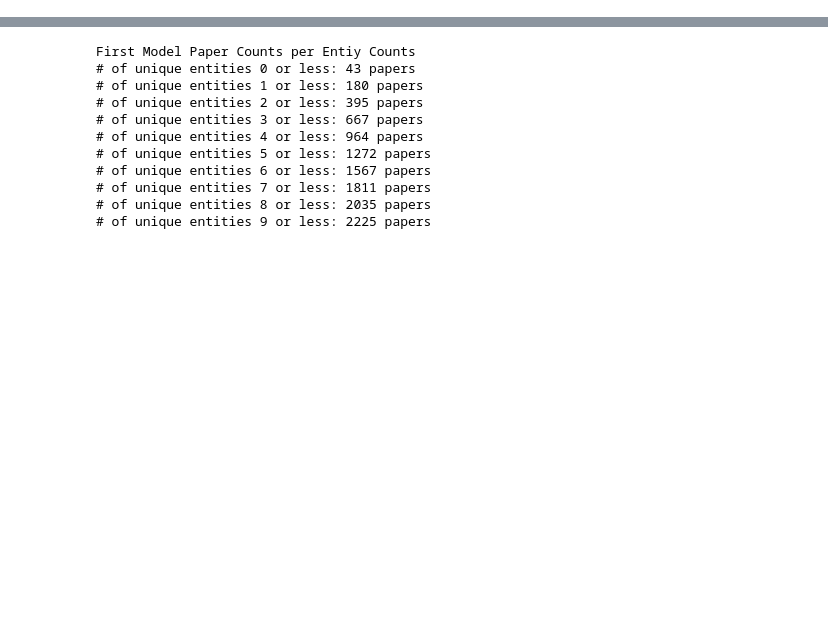
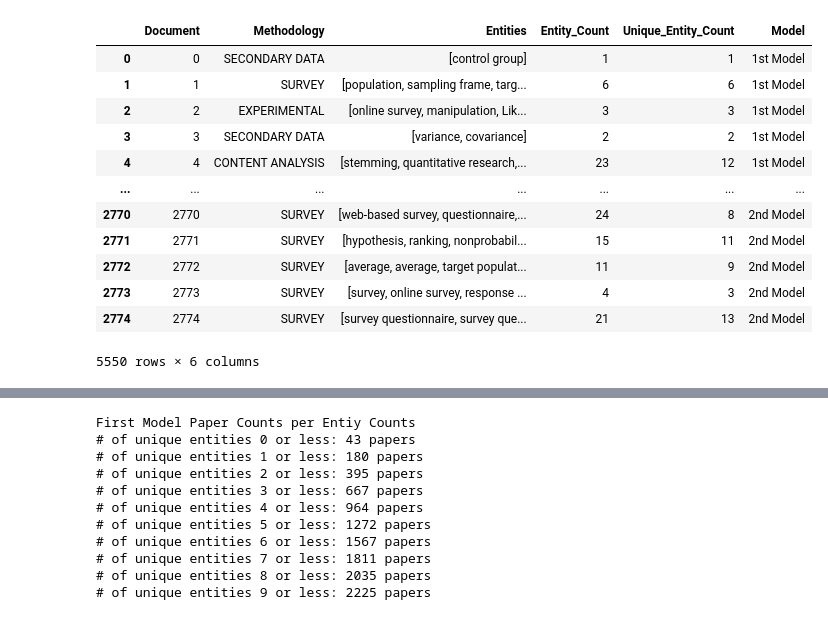
Before and after one commit to kurtsenol/machine-learning, a Jupyter notebook: TopicModeling/Methodology/prodigy_model_comparison.ipynb, the cells around one changed output, grey strips where cells are left out. Drawn from its saved outputs; the diff is of its cells as text; code cells hidden in the pictures; blank space fills up the shorter version.

```diff
--- a/TopicModeling/Methodology/prodigy_model_comparison.ipynb
+++ b/TopicModeling/Methodology/prodigy_model_comparison.ipynb
@@ -66,3 +82,23 @@ df_last_2["Unique_Entity_Count"] = df_last_2["Entities"].apply(set).apply(len)
+# %%
+df_last_1["Model"] = "1st Model"
+df_last_2["Model"] = "2nd Model"
+df_f = pd.concat([df_last_1, df_last_2])
+# %%
+df_f
+# %% [output]
+|  | Document | Methodology | Entities | Entity_Count | Unique_Entity_Count | Model |
+| 0 | 0 | SECONDARY DATA | [control group] | 1 | 1 | 1st Model |
+| 1 | 1 | SURVEY | [population, sampling frame, targ... | 6 | 6 | 1st Model |
+| 2 | 2 | EXPERIMENTAL | [online survey, manipulation, Lik... | 3 | 3 | 1st Model |
+| 3 | 3 | SECONDARY DATA | [variance, covariance] | 2 | 2 | 1st Model |
+| 4 | 4 | CONTENT ANALYSIS | [stemming, quantitative research,... | 23 | 12 | 1st Model |
+| ... | ... | ... | ... | ... | ... | ... |
+| 2770 | 2770 | SURVEY | [web-based survey, questionnaire,... | 24 | 8 | 2nd Model |
+| 2771 | 2771 | SURVEY | [hypothesis, ranking, nonprobabil... | 15 | 11 | 2nd Model |
+| 2772 | 2772 | SURVEY | [average, average, target populat... | 11 | 9 | 2nd Model |
+| 2773 | 2773 | SURVEY | [survey, online survey, response ... | 4 | 3 | 2nd Model |
+| 2774 | 2774 | SURVEY | [survey questionnaire, survey que... | 21 | 13 | 2nd Model |
+5550 rows × 6 columns
 # %%
 configure_plotly_browser_state()
 
```
Also changed, not shown: parts of 8 cells of this notebook.
